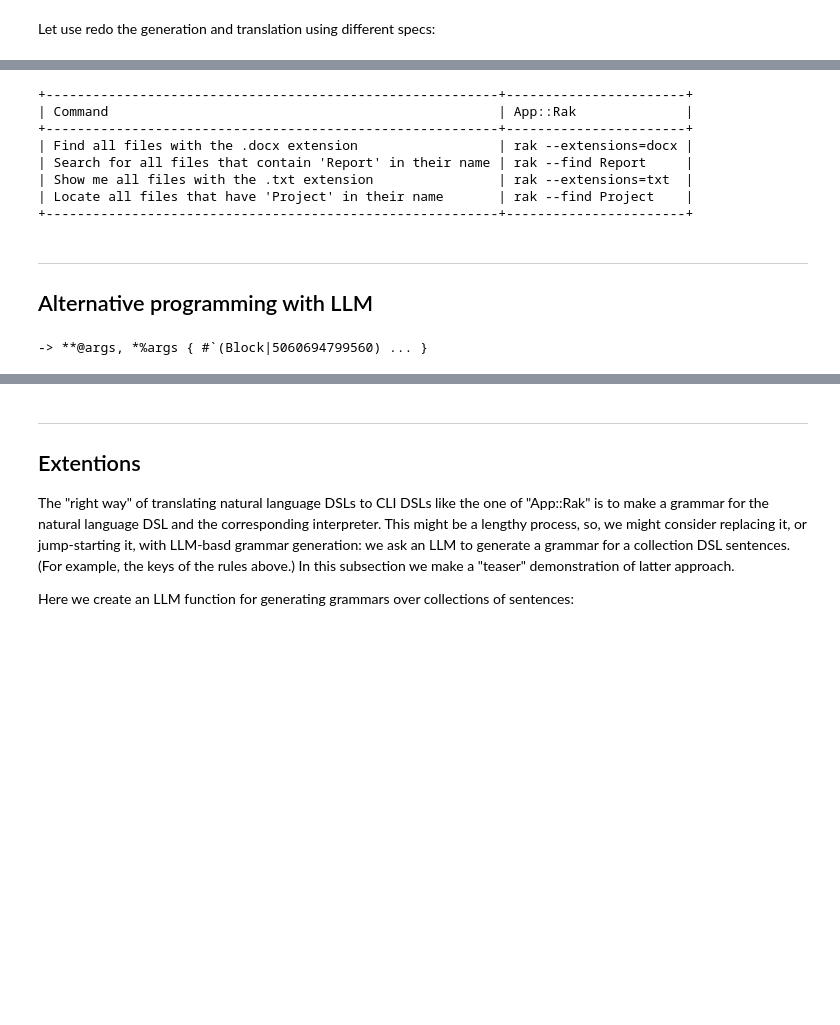
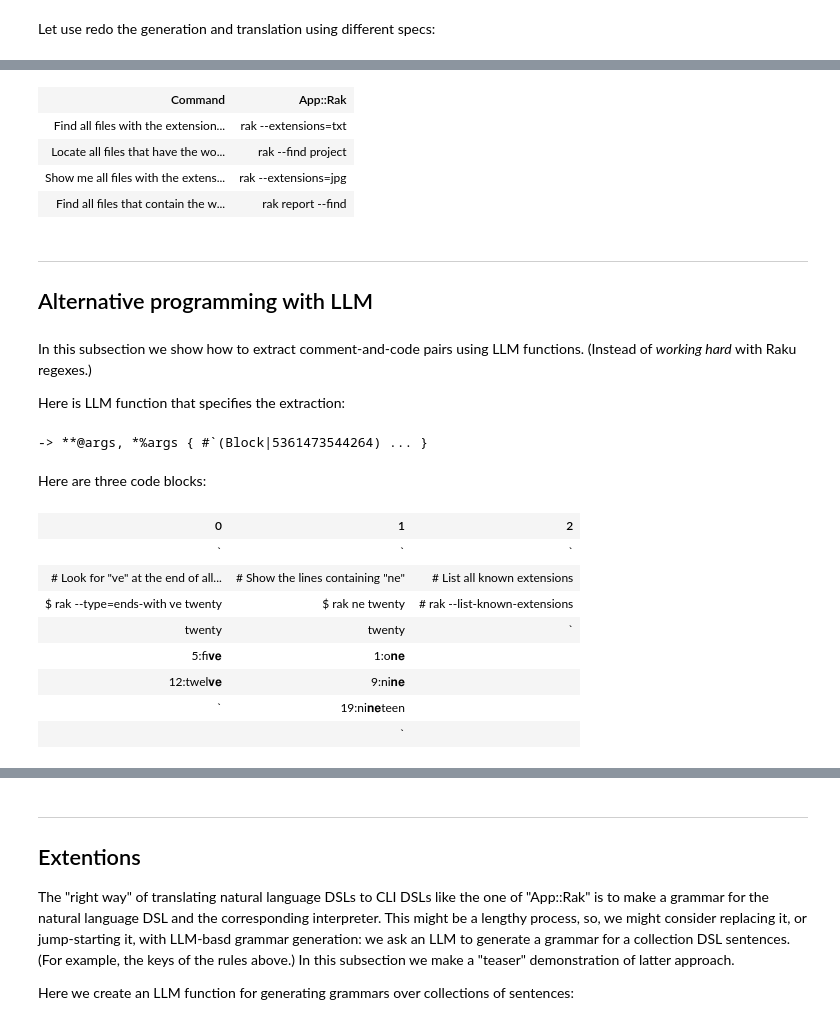
Before and after one commit to antononcube/RakuForPrediction-book, a Jupyter notebook: Notebooks/Jupyter/TLDR-LLM-solutions-for-software-manuals.ipynb, the cells around one changed output, grey strips where cells are left out. Saved outputs shown, nothing was run; the diff lists cells and outputs as text; code cells hidden in the pictures; blank space fills up the shorter version.

Commit message:
docs:First complete version of TLDR LLM solutions.

```diff
--- a/Notebooks/Jupyter/TLDR-LLM-solutions-for-software-manuals.ipynb
+++ b/Notebooks/Jupyter/TLDR-LLM-solutions-for-software-manuals.ipynb
@@ -263,20 +274,39 @@ my @gCmds2 = &fcg(4, 'files that have certain extensions or contain certain word
 # %%
+%%html
 my @tbl2 = @gCmds2.map({ %( 'Command' => $_, 'App::Rak' => &frak($_) ) }).Array;
-to-pretty-table(@tbl2, align=>'l', field-names => <Command App::Rak>)
+@tbl2 ==> to-pretty-table( align=>'l', field-names => <Command App::Rak>) ==> to-html
 # %% [output]
-+----------------------------------------------------------+-----------------------+
-| Command                                                  | App::Rak              |
-+----------------------------------------------------------+-----------------------+
-| Find all files with the .docx extension                  | rak --extensions=docx |
-| Search for all files that contain 'Report' in their name | rak --find Report     |
-| Show me all files with the .txt extension                | rak --extensions=txt  |
-| Locate all files that have 'Project' in their name       | rak --find Project    |
-+----------------------------------------------------------+-----------------------+
+| Command | App::Rak |
+| Find all files with the extension... | rak --extensions=txt |
+| Locate all files that have the wo... | rak --find project |
+| Show me all files with the extens... | rak --extensions=jpg |
+| Find all files that contain the w... | rak report --find |
 # %% [markdown]
 -------
 
 ## Alternative programming with LLM
+# %% [markdown]
+In this subsection we show how to extract comment-and-code pairs using LLM functions. (Instead of *working hard* with Raku regexes.)
+
+Here is LLM function that specifies the extraction:
 # %%
-my &fcex = llm-function({"Extract the consecutive line pairs in which the first start with '#' and second with '\$' from the text $_. Group them as a key-value pairs and put them JSON format."})
+my &fcex = llm-function({"Extract consecutive line pairs in which the first start with '#' and second with '\$' from the text $_. Group the lines as key-value pairs and put them in JSON format."},
+form => 'JSON')
 # %% [output]
--> **@args, *%args { #`(Block|5060694799560) ... }
+-> **@args, *%args { #`(Block|5361473544264) ... }
+# %% [markdown]
+Here are three code blocks:
+# %%
+%%html
+my @focusInds = [3, 12, 45];
+[@blocks[@focusInds],] ==> to-pretty-table(align=>'l') ==> to-html
+# %% [output]
+| 0 | 1 | 2 |
+| ` | ` | ` |
+| # Look for "ve" at the end of all... | # Show the lines containing "ne" | # List all known extensions |
+| $ rak --type=ends-with ve twenty | $ rak ne twenty | # rak --list-known-extensions |
+| twenty | twenty | ` |
+| 5:fi𝐯𝐞 | 1:o𝐧𝐞 |  |
+| 12:twel𝐯𝐞 | 9:ni𝐧𝐞 |  |
+| ` | 19:ni𝐧𝐞teen |  |
+|  | ` |  |
```
Also changed, not shown: parts of 18 cells of this notebook.
